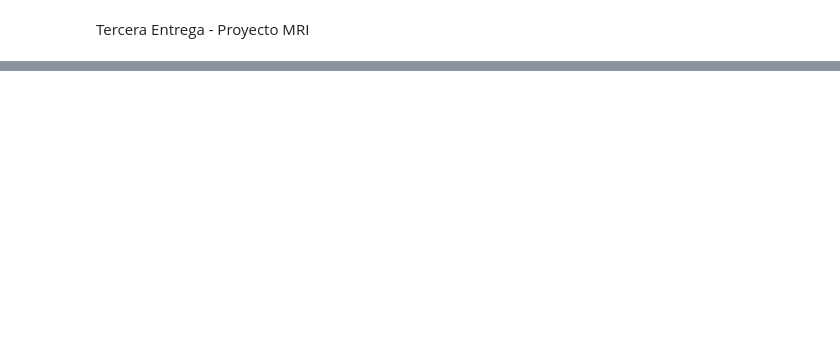
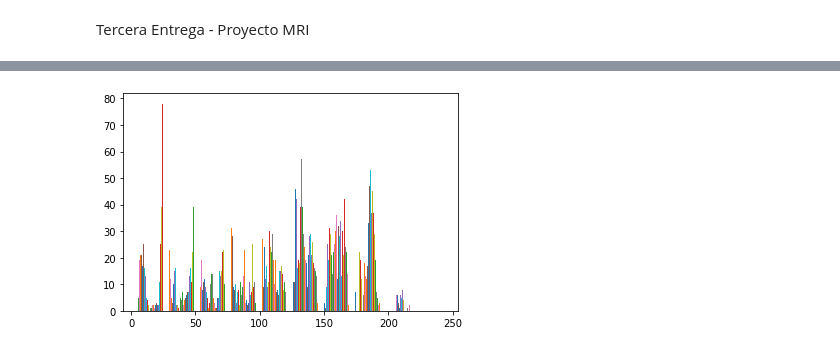
Before and after one commit to fabiansvc/project-mri, a Jupyter notebook: main.ipynb, the cells around one changed output, grey strips where cells are left out. Cells and saved outputs as stored; diff of their text form; code cells hidden in the pictures; blank space fills up the shorter version.

```diff
--- a/main.ipynb
+++ b/main.ipynb
@@ -358,0 +280,6 @@ plt.show()
+# %%
+# Imagen histograma resultante newton raphson con jacobi
+plt.hist(x_to_img(img2, image_jc))
+plt.show()
+# %% [output]
+[figure, added]
```
Also changed, not shown: parts of 28 cells of this notebook, 1 other file.
